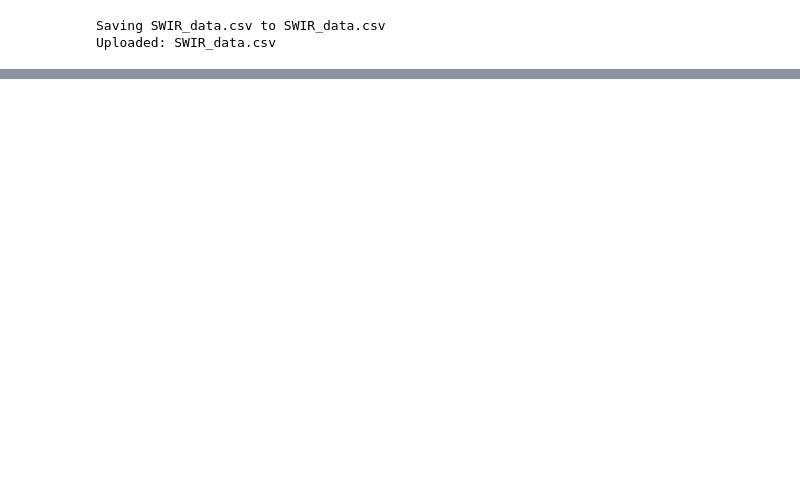
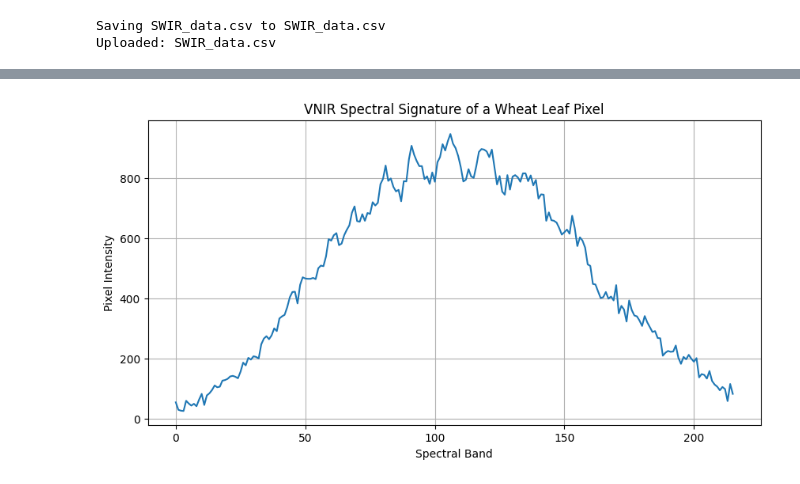
Before and after one commit to megha-0066/TerraSpectra, a Jupyter notebook: TeraSpectra.ipynb, the cells around one changed output, grey strips where cells are left out. Cells and saved outputs as stored; diff of their text form; code cells hidden in the pictures; blank space fills up the shorter version.

```diff
--- a/TeraSpectra.ipynb
+++ b/TeraSpectra.ipynb
@@ -433,0 +398,18 @@ Columns:
+# %%
+import matplotlib.pyplot as plt
+
+# Approximate pixel on the upper leaf
+row = 550
+col = 500
+
+spectrum = img.read_pixel(row, col)
+
+plt.figure(figsize=(10, 5))
+plt.plot(spectrum)
+plt.title("VNIR Spectral Signature of a Wheat Leaf Pixel")
+plt.xlabel("Spectral Band")
+plt.ylabel("Pixel Intensity")
+plt.grid(True)
+plt.show()
+# %% [output]
+[figure, added]
```
Also changed, not shown: parts of 24 cells of this notebook.
